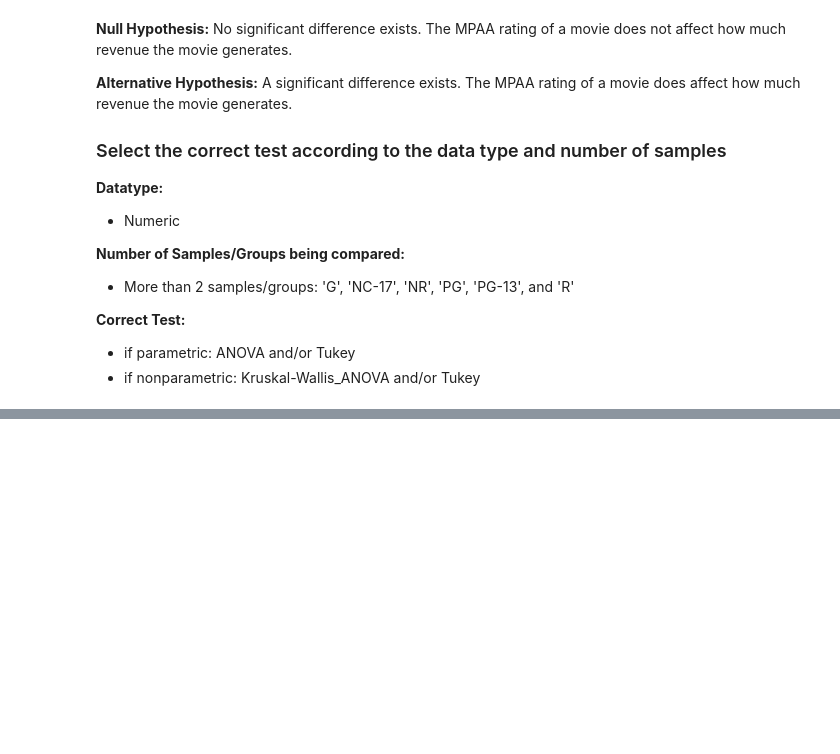
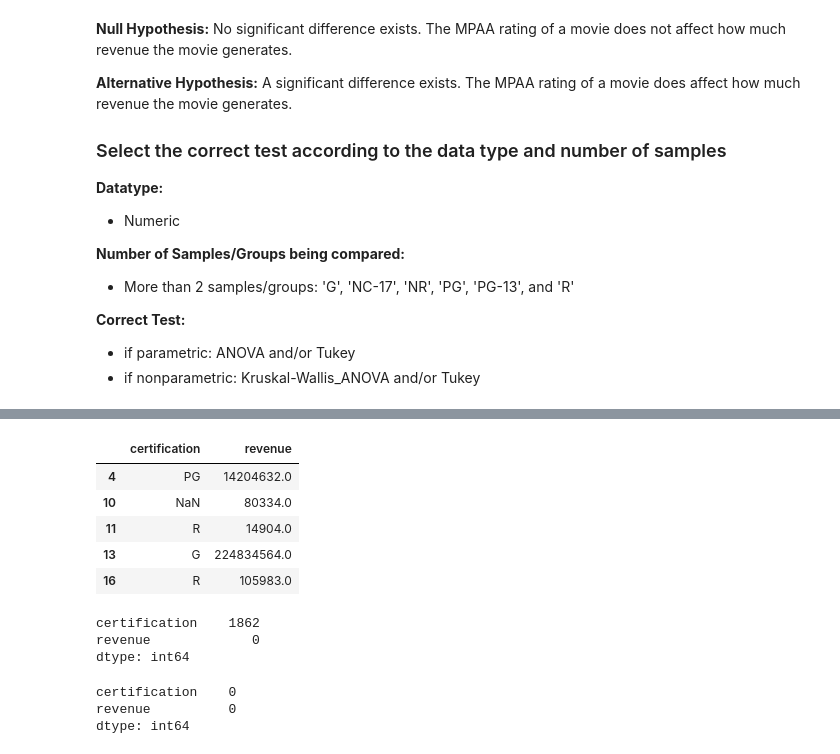
Before and after one commit to Mhoover41/Data-Enrichment-Project-3, a Jupyter notebook: IMDB Project Part 4 - ETL & Hypothesis Testing.ipynb, the cells around one changed output, grey strips where cells are left out. Drawn from its saved outputs; the diff is of its cells as text; code cells hidden in the pictures; blank space fills up the shorter version.

```diff
--- a/IMDB Project Part 4 - ETL & Hypothesis Testing.ipynb
+++ b/IMDB Project Part 4 - ETL & Hypothesis Testing.ipynb
@@ -393,0 +445,17 @@ Kruskal-Wallis_ANOVA and/or Tukey
+# %%
+new_df = df_combined[df_combined['revenue'] > 0][['certification', 'revenue']]
+# %%
+new_df.head()
+# %% [output]
+|  | certification | revenue |
+| 4 | PG | 14204632.0 |
+| 10 | NaN | 80334.0 |
+| 11 | R | 14904.0 |
+| 13 | G | 224834564.0 |
+| 16 | R | 105983.0 |
+# %%
+new_df.isna().sum()
+# %% [output]
+certification    1862
+revenue             0
+dtype: int64
@@ -393,0 +464,6 @@ Kruskal-Wallis_ANOVA and/or Tukey
+# %%
+new_df.isna().sum()
+# %% [output]
+certification    0
+revenue          0
+dtype: int64
```
Also changed, not shown: parts of 19 cells of this notebook, 1 other file.
